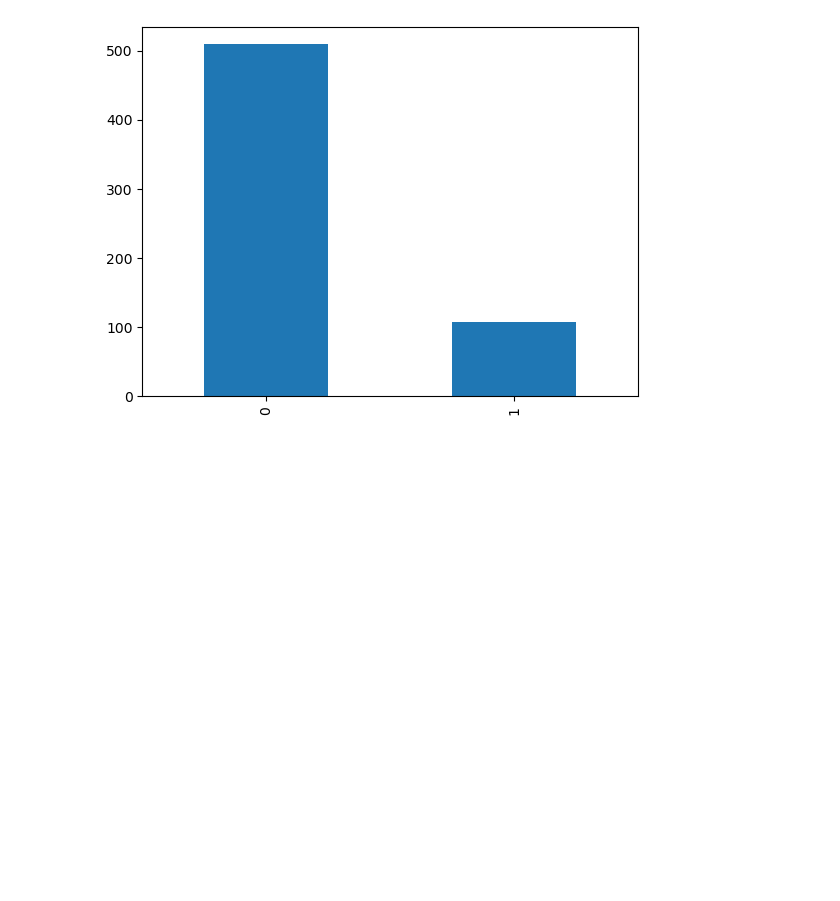
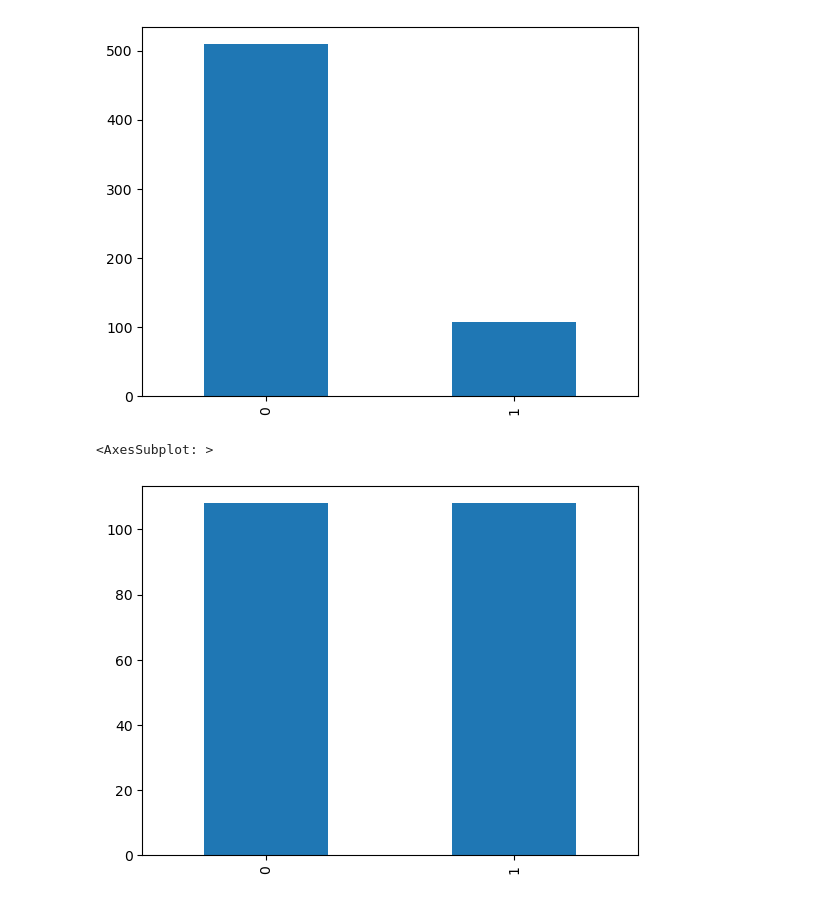
Before and after one commit to joseosvaldo16/icr-identify-age-related-conditions, a Jupyter notebook: age_related_conditions.ipynb, the cells around one changed output. Saved outputs shown, nothing was run; the diff lists cells and outputs as text; code cells hidden in the pictures; blank space fills up the shorter version.

```diff
--- a/age_related_conditions.ipynb
+++ b/age_related_conditions.ipynb
@@ -30,15 +37,20 @@ dtype: int64
 #Use mean imputer for missing values
 
 imputer = SimpleImputer(strategy='mean')
-imputed_data = imputer.fit_transform(train_data.drop(columns = ['EJ','Id','Class']))
-train_data[train_data.drop(columns = ['EJ','Id','Class']).columns] = imputed_data
+imputed_train = imputer.fit_transform(train_data.drop(columns = ['EJ','Id','Class']))
+train_data[train_data.drop(columns = ['EJ','Id','Class']).columns] = imputed_train
 # %%
 #Create One Hot Encoding for Categorical Feature EJ
-encoded_ej = pd.get_dummies(train_data['EJ'])
+encoded_ej_train = pd.get_dummies(train_data['EJ'])
+encoded_ej_test = pd.get_dummies(test_data['EJ'])
 
 #Create X_train using imputed and encoded data
-X_train = train_data.drop(columns=['EJ','Class'])
-X_train = pd.concat([X_train, encoded_ej],axis=1)
+X_train = train_data.drop(columns=['EJ','Class','Id'])
+X_train = pd.concat([X_train, encoded_ej_train],axis=1)
+
+#Create X_train using imputed and encoded data
+X_test = test_data.drop(columns=['EJ','Id'])
+X_test = pd.concat([X_test, encoded_ej_test],axis=1)
 # %%
 ##Check for class imbalance
 y_train = train_data.Class
@@ -48,3 +60,11 @@ y_train.value_counts().plot.bar()
 [figure]
 # %%
 #Use random undersampler to undersample class 0
+
+undersampler = RandomUnderSampler(sampling_strategy=1) #Numerical value
+X_train_balanced, y_train_balanced = undersampler.fit_resample(X_train,y_train)
+# %%
+y_train_balanced.value_counts().plot.bar()
+# %% [output]
+<AxesSubplot: >
+[figure, added]
```
Also changed, not shown: parts of 20 cells of this notebook.
